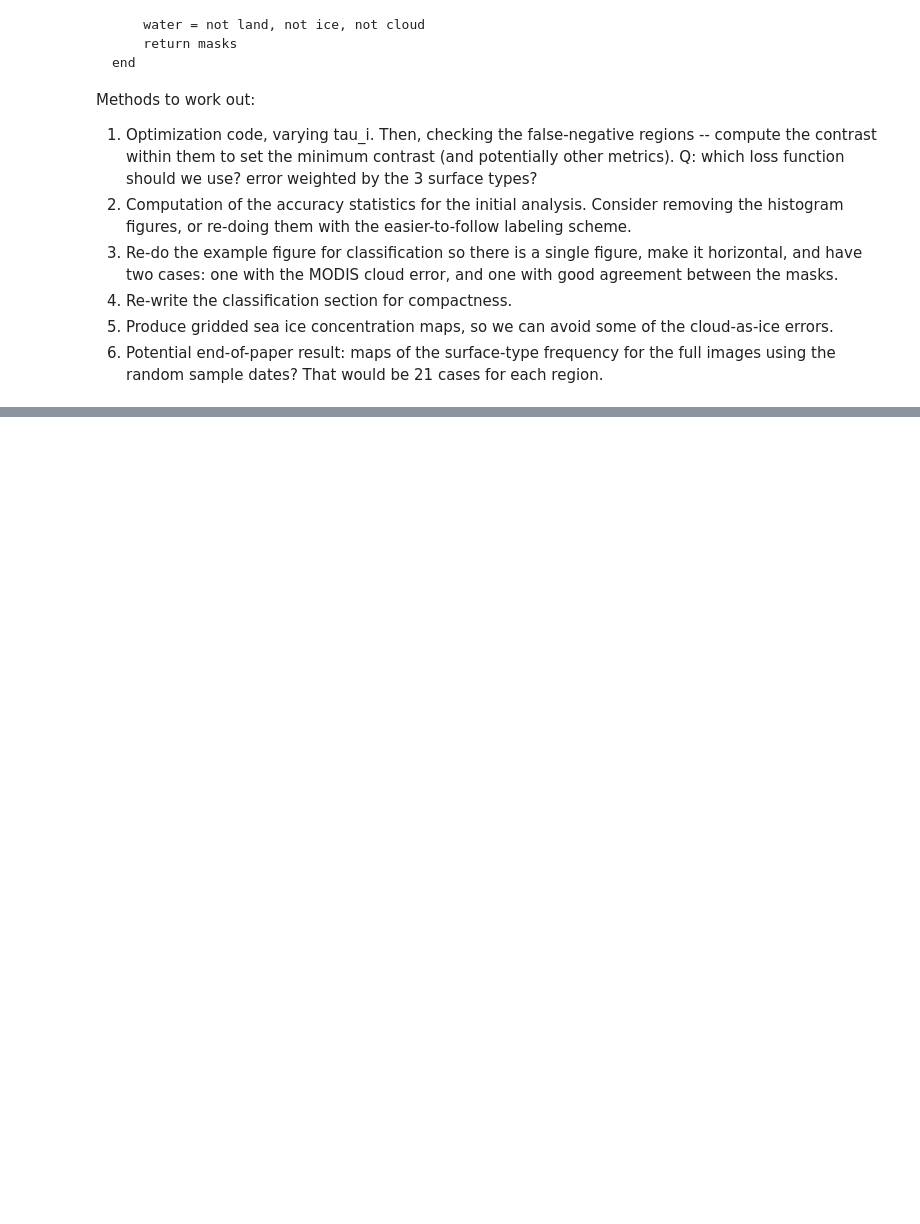
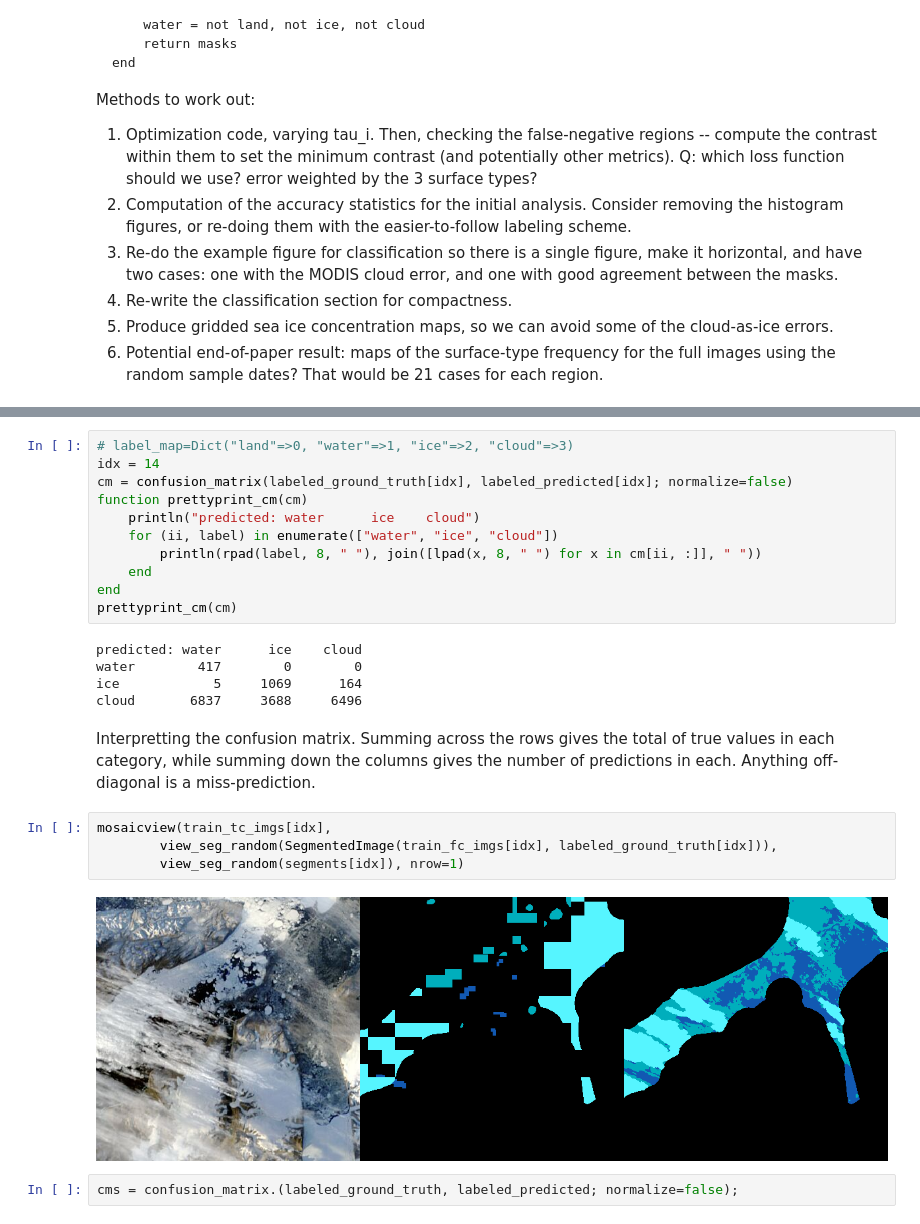
Before and after one commit to danielmwatkins/calval_tgrs, a Jupyter notebook: notebooks/classification.ipynb, the cells around one changed output, grey strips where cells are left out. Cells and saved outputs as stored; diff of their text form; blank space fills up the shorter version.

```diff
--- a/notebooks/classification.ipynb
+++ b/notebooks/classification.ipynb
@@ -69,0 +335,26 @@ dataset.info[:, :water_sample] = (x -> x ∈ water_sample_cases).(dataset.info.c
+# %%
+# label_map=Dict("land"=>0, "water"=>1, "ice"=>2, "cloud"=>3)
+idx = 14
+cm = confusion_matrix(labeled_ground_truth[idx], labeled_predicted[idx]; normalize=false)
+function prettyprint_cm(cm)
+    println("predicted: water      ice    cloud")
+    for (ii, label) in enumerate(["water", "ice", "cloud"])
+        println(rpad(label, 8, " "), join([lpad(x, 8, " ") for x in cm[ii, :]], " "))
+    end
+end
+prettyprint_cm(cm)
+# %% [output]
+predicted: water      ice    cloud
+water        417        0        0
+ice            5     1069      164
+cloud       6837     3688     6496
+# %% [markdown]
+Interpretting the confusion matrix. Summing across the rows gives the total of true values in each category, while summing down the columns gives the number of predictions in each. Anything off-diagonal is a miss-prediction.
+# %%
+mosaicview(train_tc_imgs[idx],
+        view_seg_random(SegmentedImage(train_fc_imgs[idx], labeled_ground_truth[idx])),
+        view_seg_random(segments[idx]), nrow=1)
+# %% [output]
+[figure, added]
+# %%
+cms = confusion_matrix.(labeled_ground_truth, labeled_predicted; normalize=false);
```
Also changed, not shown: parts of 26 cells of this notebook.
